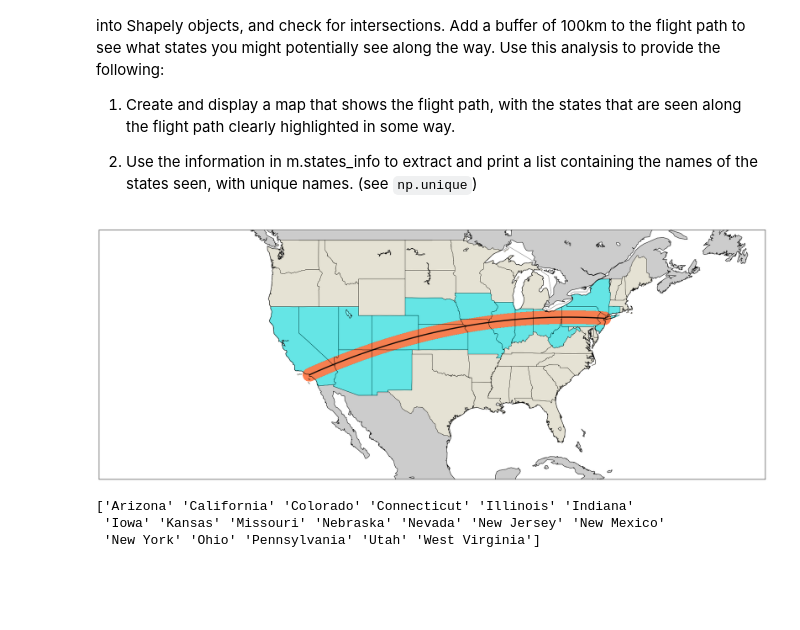
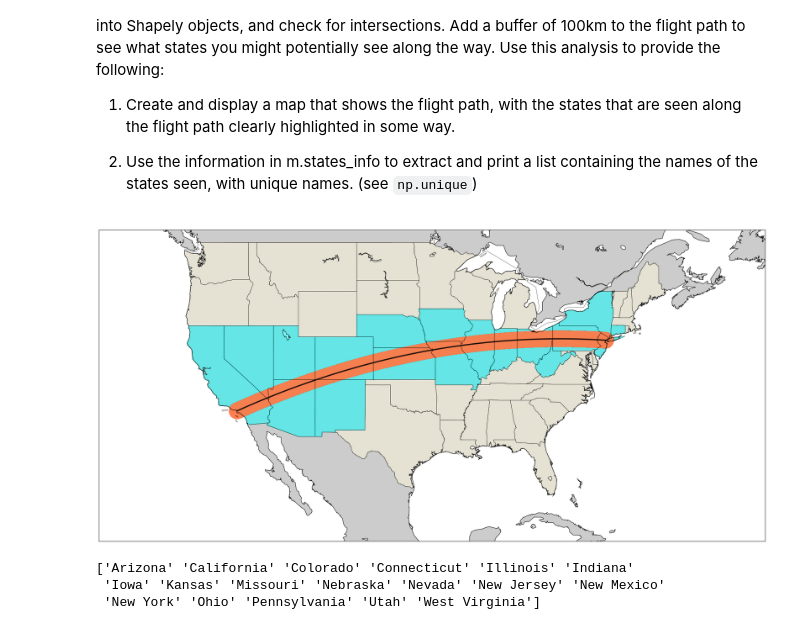
Before and after one commit to johntamu/python4geosciences-hw, a Jupyter notebook: hw05-solutions.ipynb, the cells around one changed output. Saved outputs shown, nothing was run; the diff lists cells and outputs as text; code cells hidden in the pictures; blank space fills up the shorter version.

```diff
--- a/hw05-solutions.ipynb
+++ b/hw05-solutions.ipynb
@@ -44,8 +44,8 @@ The boundary information for all of the states is now held in an attribute of th
 # %%
 fig = plt.figure(figsize=(30,15))
 from mpl_toolkits.basemap import Basemap
-m = Basemap(llcrnrlon=-150.,llcrnrlat=20.,
-        urcrnrlon=-50.,urcrnrlat=50.,
+m = Basemap(llcrnrlon=-135.,llcrnrlat=20.,
+        urcrnrlon=-55.,urcrnrlat=50.,
         rsphere=(6378137.00,6356752.3142),
         resolution='l',projection='merc',
         lat_0=40.,lon_0=-100.,lat_ts=20.)
@@ -70,34 +70,34 @@ x,y = m.gcpoints(lon1,lat1,lon2,lat2,1000)
 # m.drawgreatcircle(lon1,lat1,lon2,lat2, del_s=100.0, lw=1, color='k')
 plt.plot(x,y,'black',lw=3, alpha=0.9)
 # plt.fill(*buffered.boundary.xy, alpha=0.2)
 
 point = []
 for i in range(0,len(x)):
     point.append(shapely.geometry.Point(x[i], y[i]))
 
 # Buffer with line
 line = shapely.geometry.LineString(point).buffer(100000) # 100 km (100000 m) buffer
 
 # Same code from lecture
 polys = []
 for state in m.states:
     polys.append(shapely.geometry.Polygon(state))
 
 # List the states to be highlighted
 state_list = []
 for i in range(len(polys)):
     if polys[i].intersects(line):
         color = 'aqua'
         state_list.append(m.states_info[i]['STATE_NAME'])
     else:
         color = 'cornsilk'
     coords = shapely.ops.cascaded_union(polys[i].boundary).coords[:]
     x, y = zip(*coords)
     plt.fill(x, y, color=color, alpha=0.5) # Fill with respective colors assigned to the different points
     plt.fill(*line.boundary.xy, color='coral',alpha=0.1)
 #     plt.plot(x, y, '-')
 # %% [output]
-[figure, old version]
+[figure, new version]
 # %%
 print(np.unique(List))
 # %% [output]
```
